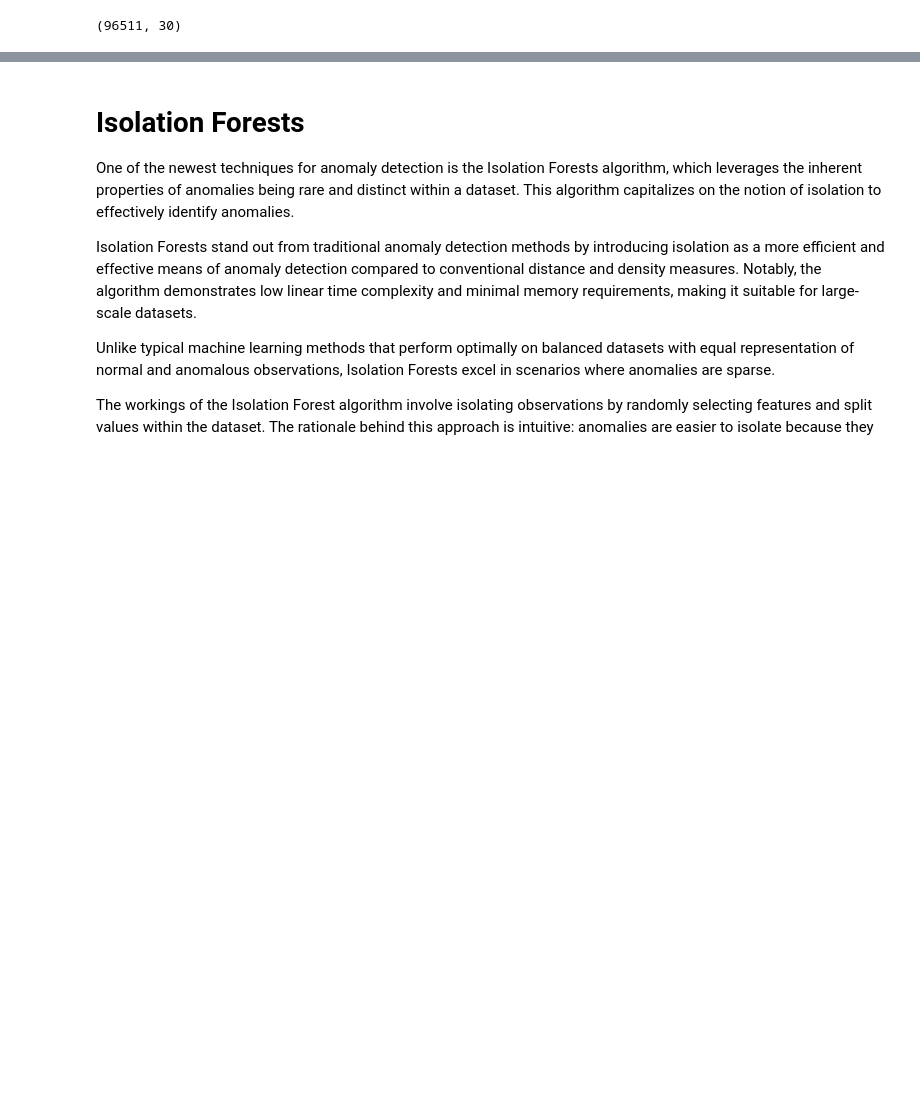
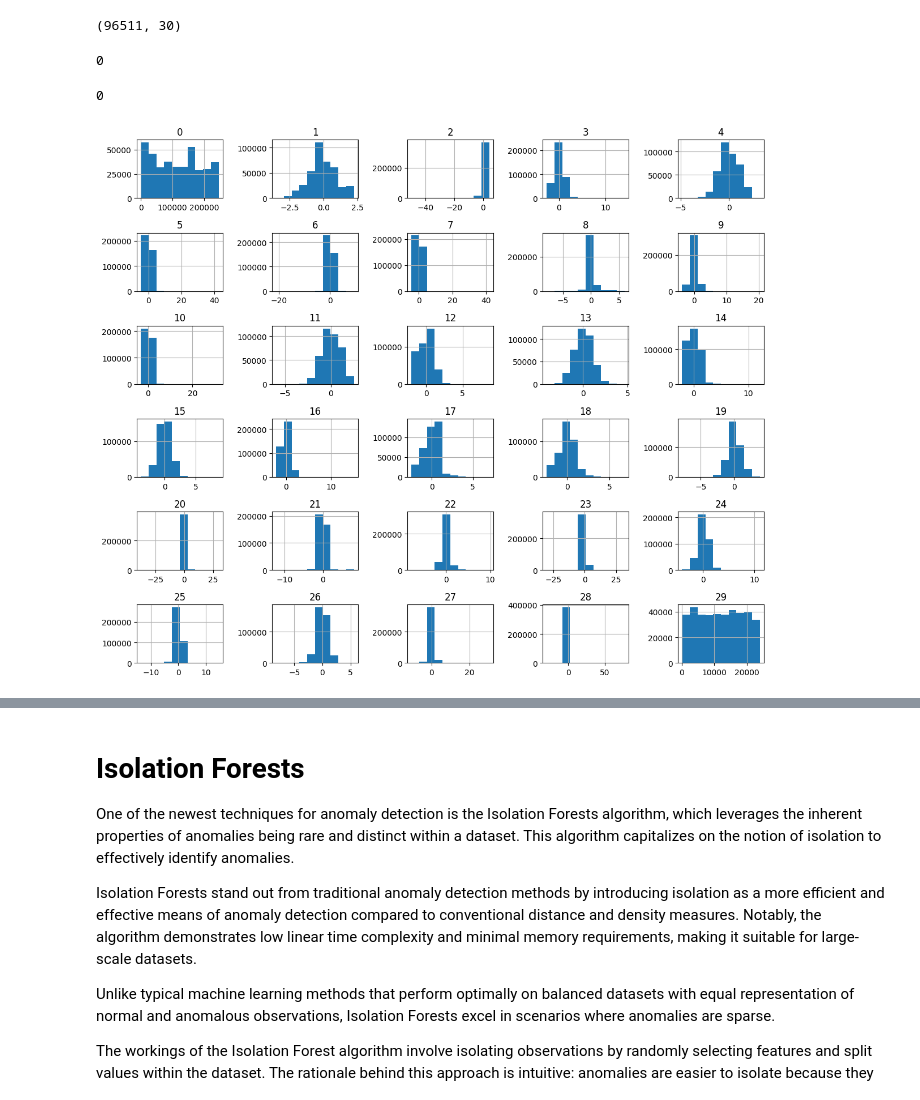
Before and after one commit to balajisadhasivam/Anomaly-Detection-, a Jupyter notebook: Isolation.ipynb, the cells around one changed output, grey strips where cells are left out. Cells and saved outputs as stored; diff of their text form; code cells hidden in the pictures; blank space fills up the shorter version.

```diff
--- a/Isolation.ipynb
+++ b/Isolation.ipynb
@@ -214,3 +215,20 @@ X_train.shape
 X_test.shape
 # %% [output]
 (96511, 30)
+# %%
+nan = np.isnan(X_train).sum()
+nan
+# %% [output]
+0
+# %%
+txt_nan = np.isnan(X_test).sum()
+txt_nan
+# %% [output]
+0
+# %%
+df_X_train = pd.DataFrame(X_train)
+df_X_train.hist(figsize=(12, 10))
+plt.tight_layout()
+plt.show()
+# %% [output]
+[figure, added]
```
Also changed, not shown: parts of 6 cells of this notebook.
